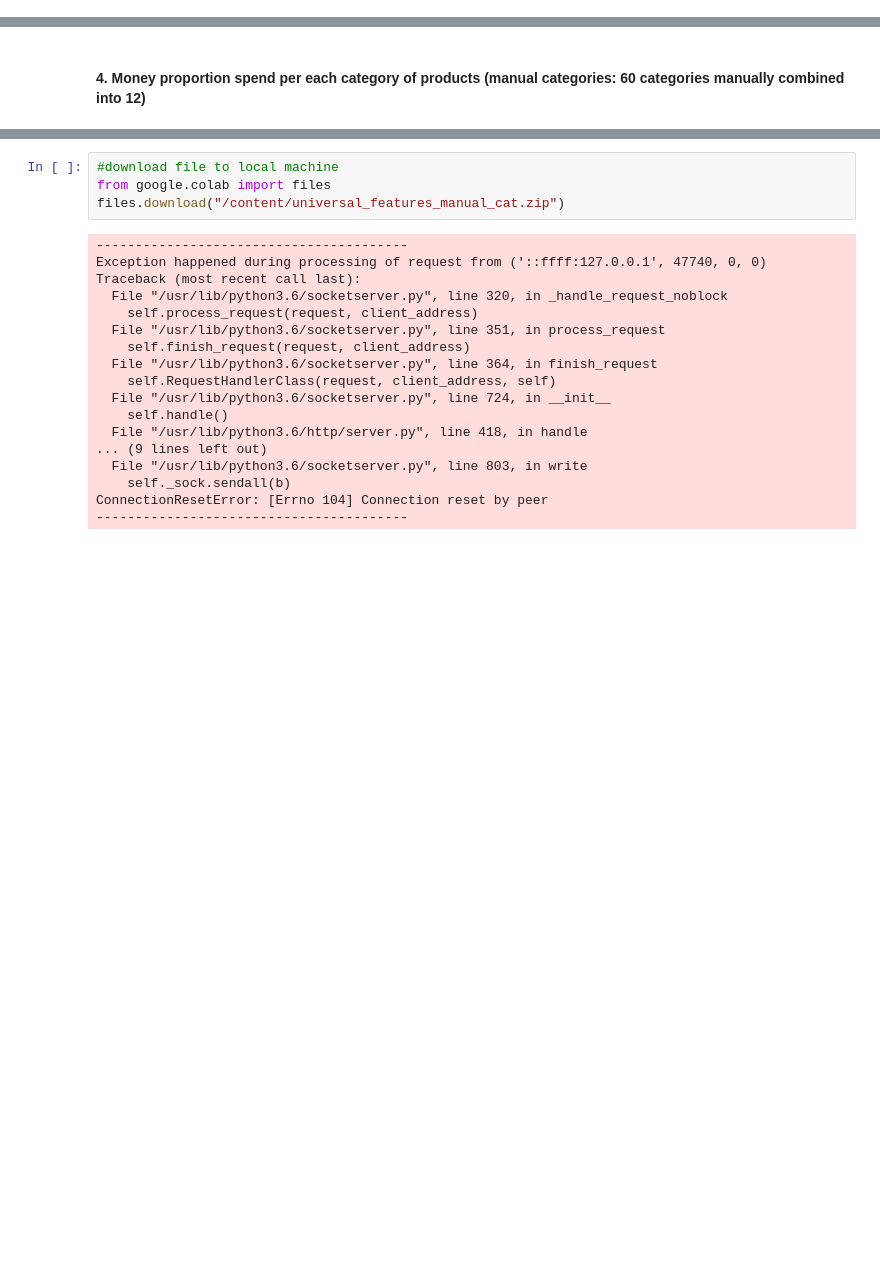
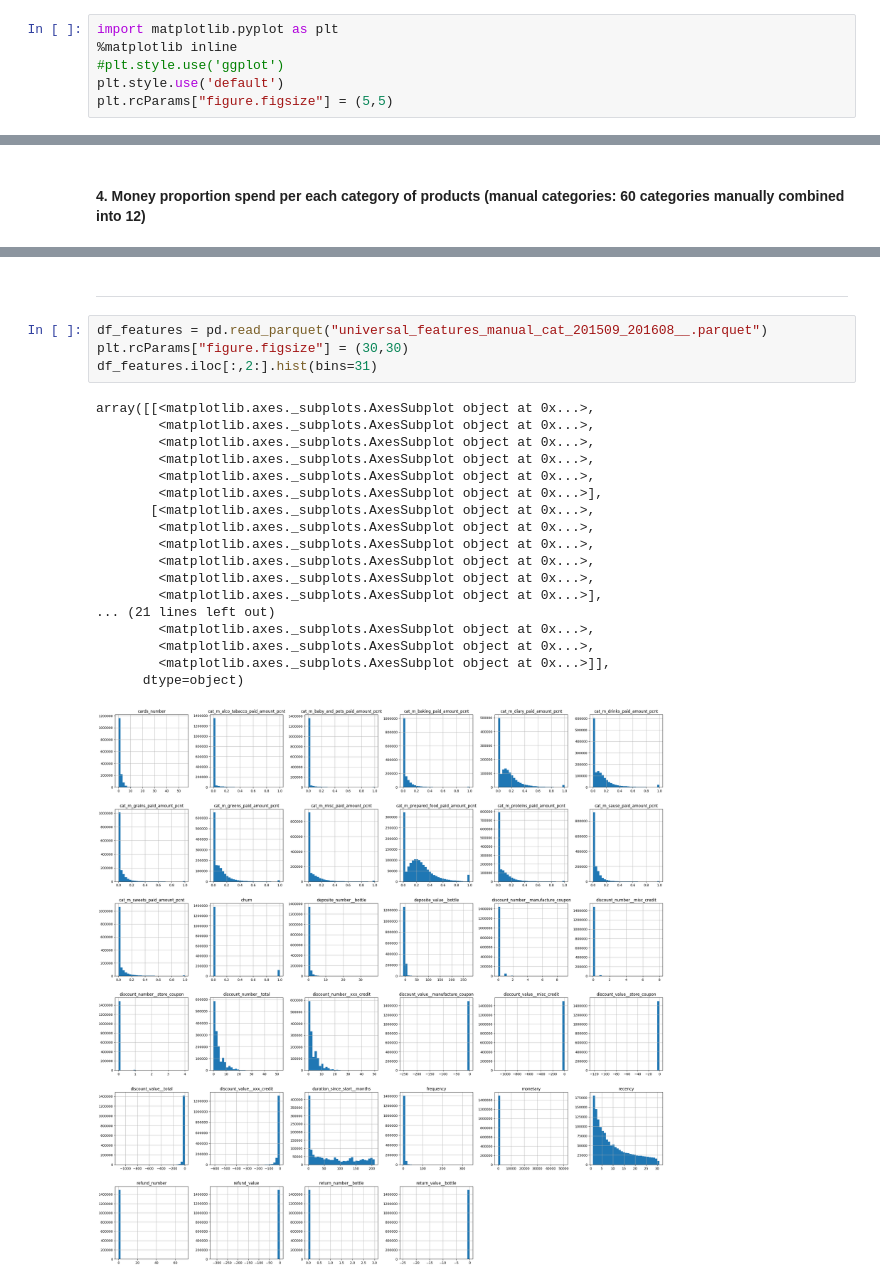
Before and after one commit to kasprova/advanced_customer_analytics, a Jupyter notebook: notebooks/feature_generation.ipynb, the cells around one changed output, grey strips where cells are left out. Cells and saved outputs as stored; diff of their text form; blank space fills up the shorter version.

```diff
--- a/notebooks/feature_generation.ipynb
+++ b/notebooks/feature_generation.ipynb
@@ -62,3 +65,9 @@ from functools import reduce
+# %%
+import matplotlib.pyplot as plt
+%matplotlib inline
+#plt.style.use('ggplot')
+plt.style.use('default')
+plt.rcParams["figure.figsize"] = (5,5)
 # %%
 from pyspark.sql.functions import dayofmonth, to_date, datediff, length, first
 # %% [markdown]
@@ -482,22 +532,25 @@ features.write.mode("overwrite").parquet("universal_features_manual_cat.parquet"
-# %%
-#download file to local machine
-from google.colab import files
-files.download("/content/universal_features_manual_cat.zip")
-# %% [output]
-----------------------------------------
-Exception happened during processing of request from ('::ffff:127.0.0.1', 47740, 0, 0)
-Traceback (most recent call last):
-  File "/usr/lib/python3.6/socketserver.py", line 320, in _handle_request_noblock
-    self.process_request(request, client_address)
-  File "/usr/lib/python3.6/socketserver.py", line 351, in process_request
-    self.finish_request(request, client_address)
-  File "/usr/lib/python3.6/socketserver.py", line 364, in finish_request
-    self.RequestHandlerClass(request, client_address, self)
-  File "/usr/lib/python3.6/socketserver.py", line 724, in __init__
-    self.handle()
-  File "/usr/lib/python3.6/http/server.py", line 418, in handle
-... (9 lines left out)
-  File "/usr/lib/python3.6/socketserver.py", line 803, in write
-    self._sock.sendall(b)
-ConnectionResetError: [Errno 104] Connection reset by peer
-----------------------------------------
+# %% [markdown]
+----------
+# %%
+df_features = pd.read_parquet("universal_features_manual_cat_201509_201608__.parquet")
+plt.rcParams["figure.figsize"] = (30,30)
+df_features.iloc[:,2:].hist(bins=31)
+# %% [output]
+array([[<matplotlib.axes._subplots.AxesSubplot object at 0x...>,
+        <matplotlib.axes._subplots.AxesSubplot object at 0x...>,
+        <matplotlib.axes._subplots.AxesSubplot object at 0x...>,
+        <matplotlib.axes._subplots.AxesSubplot object at 0x...>,
+        <matplotlib.axes._subplots.AxesSubplot object at 0x...>,
+        <matplotlib.axes._subplots.AxesSubplot object at 0x...>],
+       [<matplotlib.axes._subplots.AxesSubplot object at 0x...>,
+        <matplotlib.axes._subplots.AxesSubplot object at 0x...>,
+        <matplotlib.axes._subplots.AxesSubplot object at 0x...>,
+        <matplotlib.axes._subplots.AxesSubplot object at 0x...>,
+        <matplotlib.axes._subplots.AxesSubplot object at 0x...>,
+        <matplotlib.axes._subplots.AxesSubplot object at 0x...>],
+... (21 lines left out)
+        <matplotlib.axes._subplots.AxesSubplot object at 0x...>,
+        <matplotlib.axes._subplots.AxesSubplot object at 0x...>,
+        <matplotlib.axes._subplots.AxesSubplot object at 0x...>]],
+      dtype=object)
+[figure, added]
```
Also changed, not shown: parts of 28 cells of this notebook.
